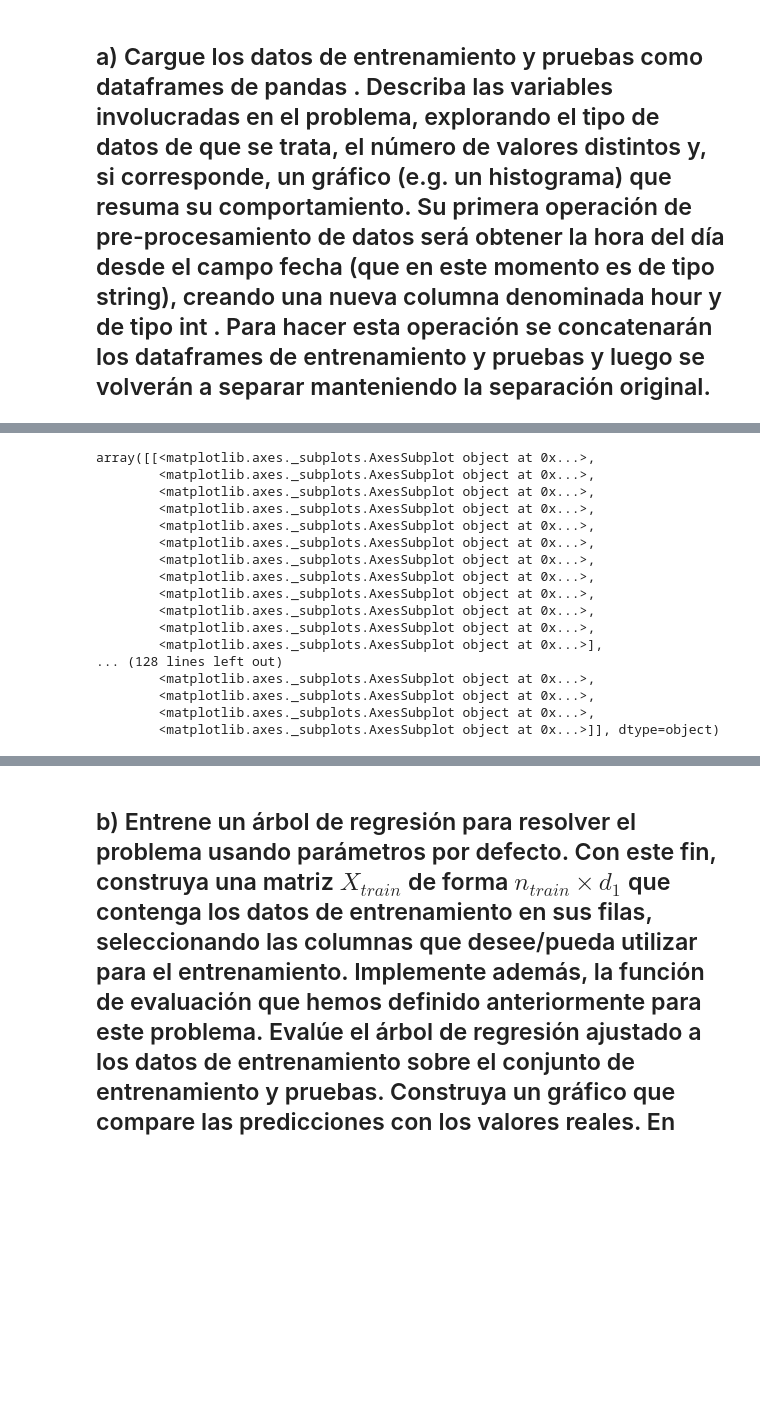
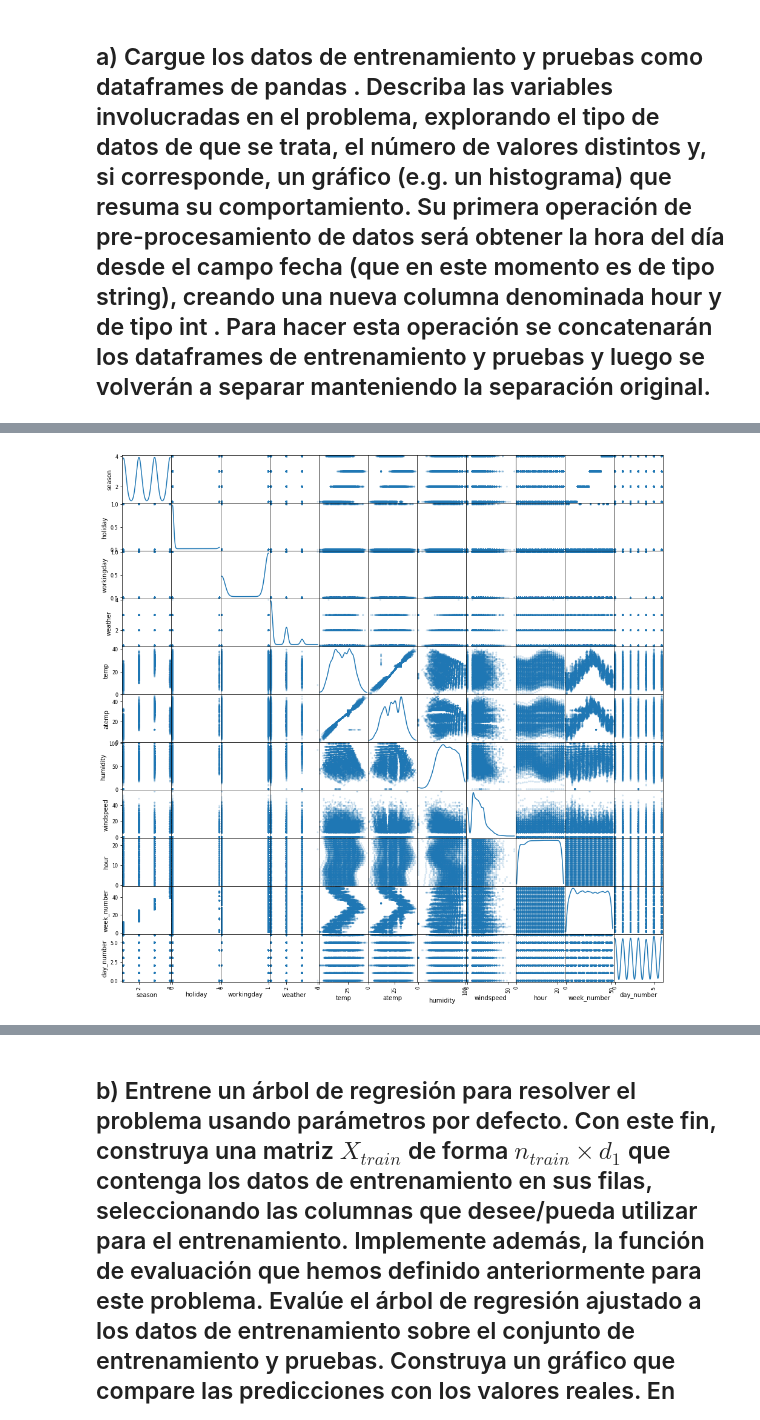
Before and after one commit to Caimapo/MachineLearning2017-02, a Jupyter notebook: Tarea 3/Parte 2.ipynb, the cells around one changed output, grey strips where cells are left out. Drawn from its saved outputs; the diff is of its cells as text; code cells hidden in the pictures; blank space fills up the shorter version.

```diff
--- a/Tarea 3/Parte 2.ipynb
+++ b/Tarea 3/Parte 2.ipynb
@@ -99,21 +109,6 @@ plt.show()
 # %%
 from pandas.plotting import scatter_matrix
-scatter_matrix(df, alpha=0.2, figsize=(6, 6), diagonal='kde')
+scatter_matrix(df[x_columns], alpha=0.2, figsize=(16, 16), diagonal='kde')
+plt.show()
 # %% [output]
-array([[<matplotlib.axes._subplots.AxesSubplot object at 0x...>,
-        <matplotlib.axes._subplots.AxesSubplot object at 0x...>,
-        <matplotlib.axes._subplots.AxesSubplot object at 0x...>,
-        <matplotlib.axes._subplots.AxesSubplot object at 0x...>,
-        <matplotlib.axes._subplots.AxesSubplot object at 0x...>,
-        <matplotlib.axes._subplots.AxesSubplot object at 0x...>,
-        <matplotlib.axes._subplots.AxesSubplot object at 0x...>,
-        <matplotlib.axes._subplots.AxesSubplot object at 0x...>,
-        <matplotlib.axes._subplots.AxesSubplot object at 0x...>,
-        <matplotlib.axes._subplots.AxesSubplot object at 0x...>,
-        <matplotlib.axes._subplots.AxesSubplot object at 0x...>,
-        <matplotlib.axes._subplots.AxesSubplot object at 0x...>],
-... (128 lines left out)
-        <matplotlib.axes._subplots.AxesSubplot object at 0x...>,
-        <matplotlib.axes._subplots.AxesSubplot object at 0x...>,
-        <matplotlib.axes._subplots.AxesSubplot object at 0x...>,
-        <matplotlib.axes._subplots.AxesSubplot object at 0x...>]], dtype=object)
+[figure, added]
```
Also changed, not shown: parts of 14 cells of this notebook.
